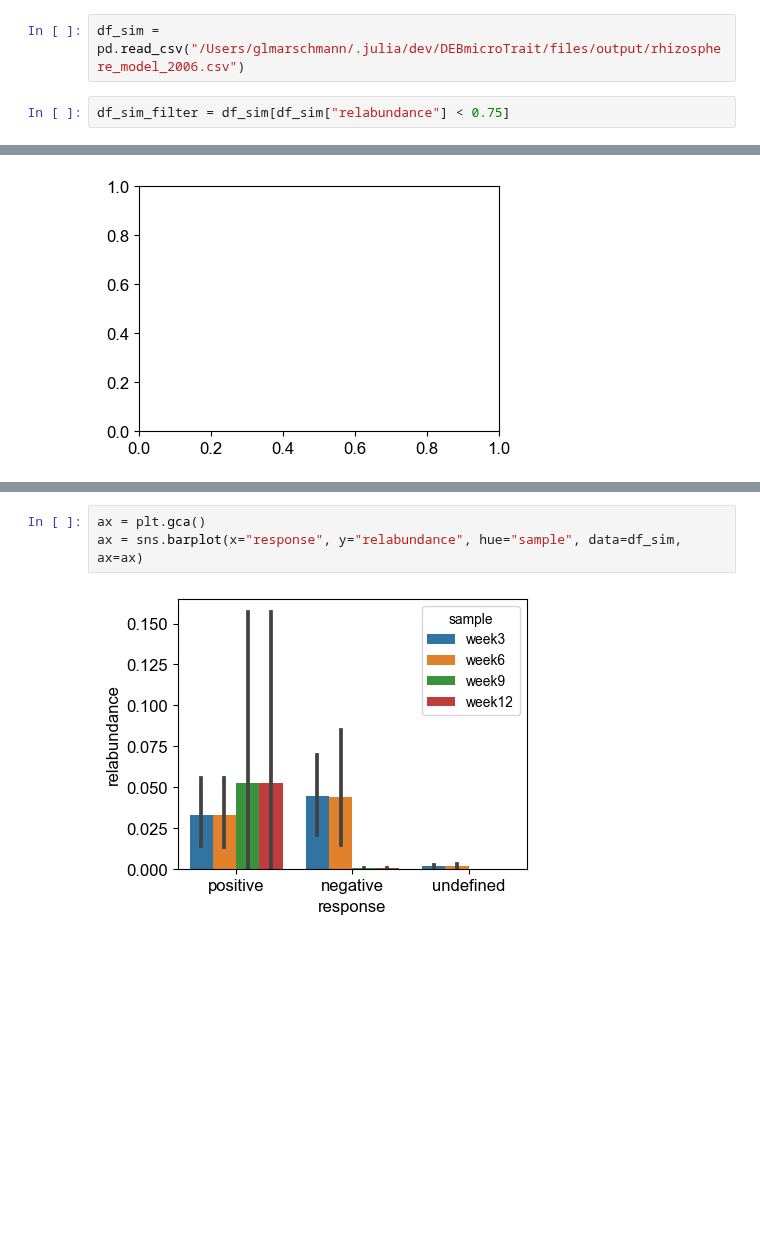
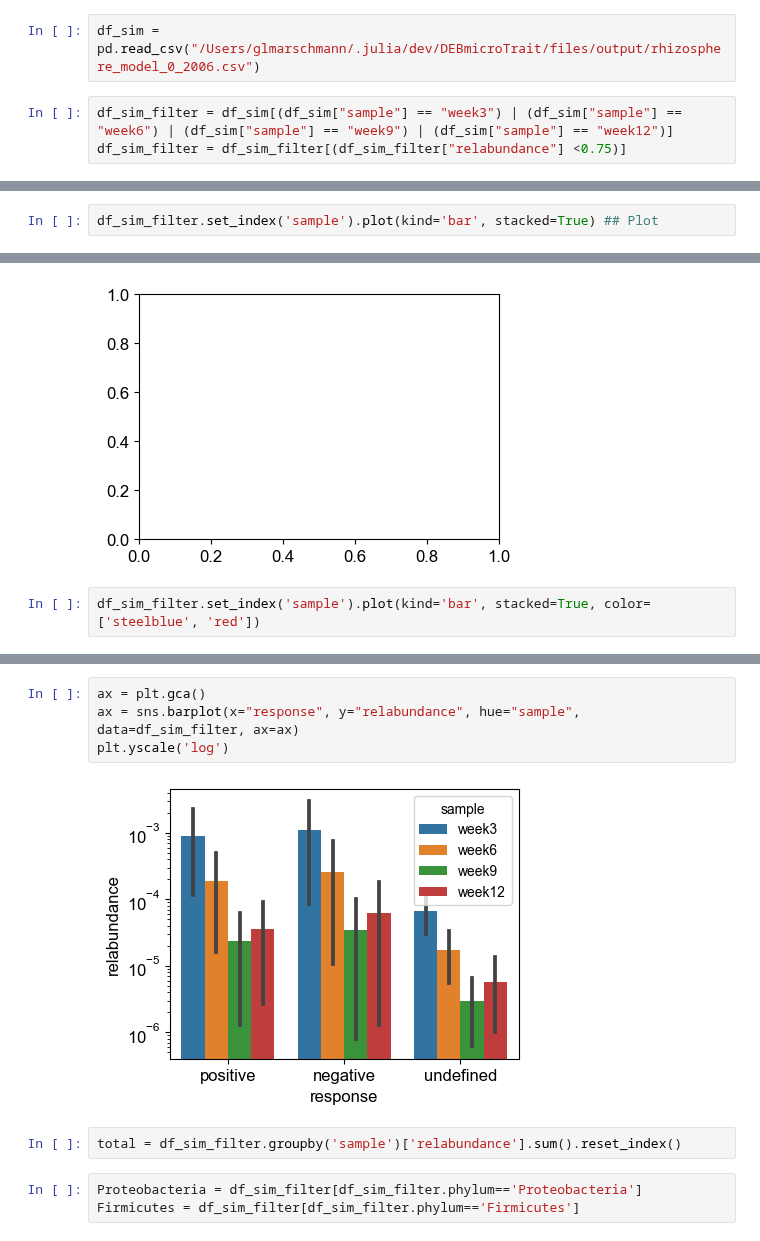
Before and after one commit to giannamars/DEBmicroTrait.jl, a Jupyter notebook: scripts/post_processing/rhizosphere_simulations.ipynb, the cells around one changed output, grey strips where cells are left out. Drawn from its saved outputs; the diff is of its cells as text; blank space fills up the shorter version.

Commit message:
update rhizo scenarios

```diff
--- a/scripts/post_processing/rhizosphere_simulations.ipynb
+++ b/scripts/post_processing/rhizosphere_simulations.ipynb
@@ -287,6 +317,7 @@ plt.savefig("/Users/glmarschmann/.julia/dev/DEBmicroTrait/files/avena/cumulative
 # %% [output]
 [figure]
 # %%
-df_sim = pd.read_csv("/Users/glmarschmann/.julia/dev/DEBmicroTrait/files/output/rhizosphere_model_2006.csv")
+df_sim = pd.read_csv("/Users/glmarschmann/.julia/dev/DEBmicroTrait/files/output/rhizosphere_model_0_2006.csv")
 # %%
-df_sim_filter = df_sim[df_sim["relabundance"] < 0.75]
+df_sim_filter = df_sim[(df_sim["sample"] == "week3") | (df_sim["sample"] == "week6") | (df_sim["sample"] == "week9") | (df_sim["sample"] == "week12")]
+df_sim_filter = df_sim_filter[(df_sim_filter["relabundance"] <0.75)]
@@ -292,0 +340,2 @@ df_sim_filter = df_sim[df_sim["relabundance"] < 0.75]
+# %%
+df_sim_filter.set_index('sample').plot(kind='bar', stacked=True) ## Plot
@@ -304,3 +402,5 @@ plt.axes([leftmargin,
 # %% [output]
 <Axes: >
 [figure]
+# %%
+df_sim_filter.set_index('sample').plot(kind='bar', stacked=True, color=['steelblue', 'red'])
@@ -307,5 +434,11 @@ plt.axes([leftmargin,
 # %%
 ax = plt.gca()
-ax = sns.barplot(x="response", y="relabundance", hue="sample", data=df_sim, ax=ax)
+ax = sns.barplot(x="response", y="relabundance", hue="sample", data=df_sim_filter, ax=ax)
+plt.yscale('log')
 # %% [output]
-[figure, old version]
+[figure, new version]
+# %%
+total = df_sim_filter.groupby('sample')['relabundance'].sum().reset_index()
+# %%
+Proteobacteria = df_sim_filter[df_sim_filter.phylum=='Proteobacteria']
+Firmicutes = df_sim_filter[df_sim_filter.phylum=='Firmicutes']
```
Also changed, not shown: parts of 27 cells of this notebook, 16 other files.
